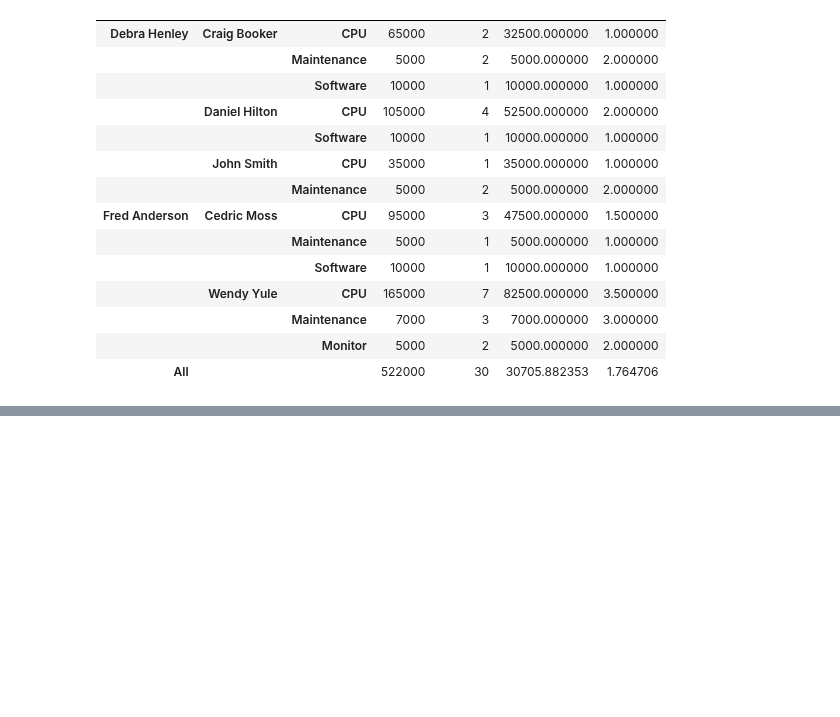
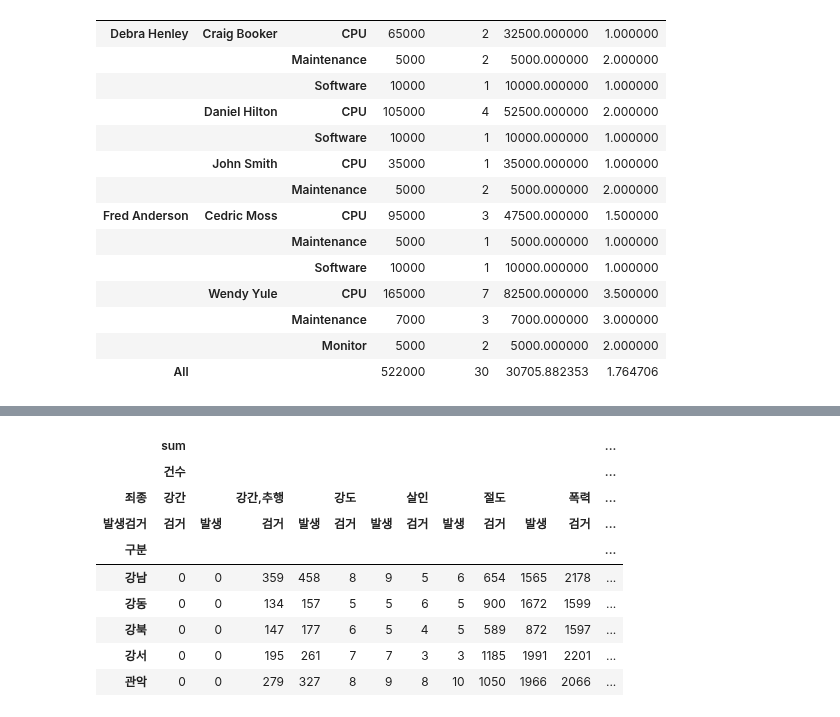
Before and after one commit to solpinetree/ds_study, a Jupyter notebook: source_code/02.Analysis Seoul Crime.ipynb, the cells around one changed output, grey strips where cells are left out. Saved outputs shown, nothing was run; the diff lists cells and outputs as text; code cells hidden in the pictures; blank space fills up the shorter version.

Commit message:
02 Analysis Seoul Crime - 데이터 정리
pivot table 적용, multiIndex 정리, 죄종 컬럼에서 `강간`, `강간,추행` 데이터 합침

```diff
--- a/source_code/02.Analysis Seoul Crime.ipynb
+++ b/source_code/02.Analysis Seoul Crime.ipynb
@@ -265,0 +285,20 @@ df.pivot_table(
+# %%
+crime_station = crime_raw_data.pivot_table(
+    crime_raw_data,
+    index="구분",
+    columns=["죄종", "발생검거"],
+    aggfunc=[np.sum],
+    fill_value=0)
+
+crime_station.head()
+# %% [output]
+|  | sum |  |  |  |  |  |  |  |  |  |  | ... |
+|  | 건수 |  |  |  |  |  |  |  |  |  |  | ... |
+| 죄종 | 강간 |  | 강간,추행 |  | 강도 |  | 살인 |  | 절도 |  | 폭력 | ... |
+| 발생검거 | 검거 | 발생 | 검거 | 발생 | 검거 | 발생 | 검거 | 발생 | 검거 | 발생 | 검거 | ... |
+| 구분 |  |  |  |  |  |  |  |  |  |  |  | ... |
+| 강남 | 0 | 0 | 359 | 458 | 8 | 9 | 5 | 6 | 654 | 1565 | 2178 | ... |
+| 강동 | 0 | 0 | 134 | 157 | 5 | 5 | 6 | 5 | 900 | 1672 | 1599 | ... |
+| 강북 | 0 | 0 | 147 | 177 | 6 | 5 | 4 | 5 | 589 | 872 | 1597 | ... |
+| 강서 | 0 | 0 | 195 | 261 | 7 | 7 | 3 | 3 | 1185 | 1991 | 2201 | ... |
+| 관악 | 0 | 0 | 279 | 327 | 8 | 9 | 8 | 10 | 1050 | 1966 | 2066 | ... |
```
Also changed, not shown: parts of 22 cells of this notebook.
